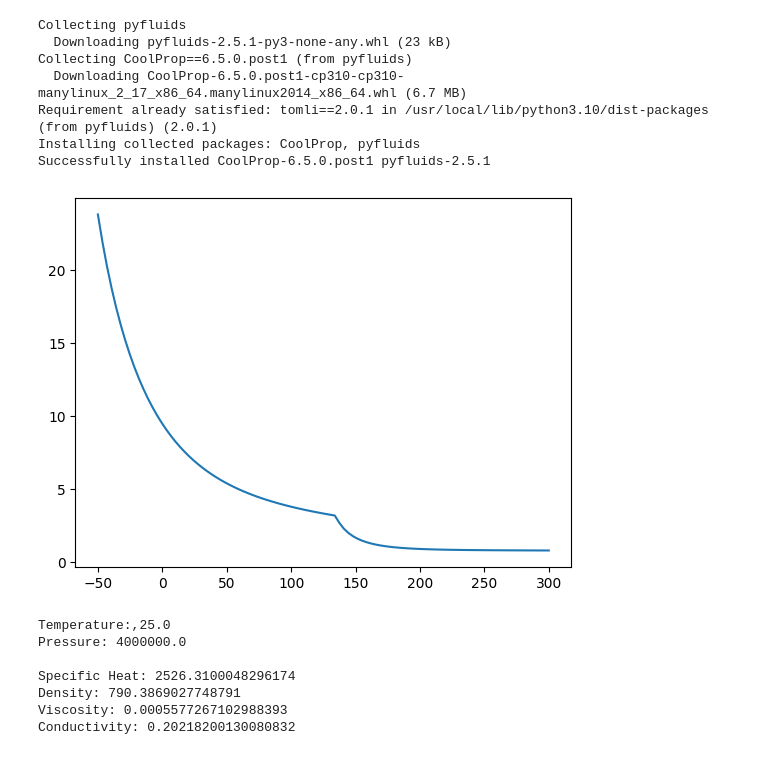
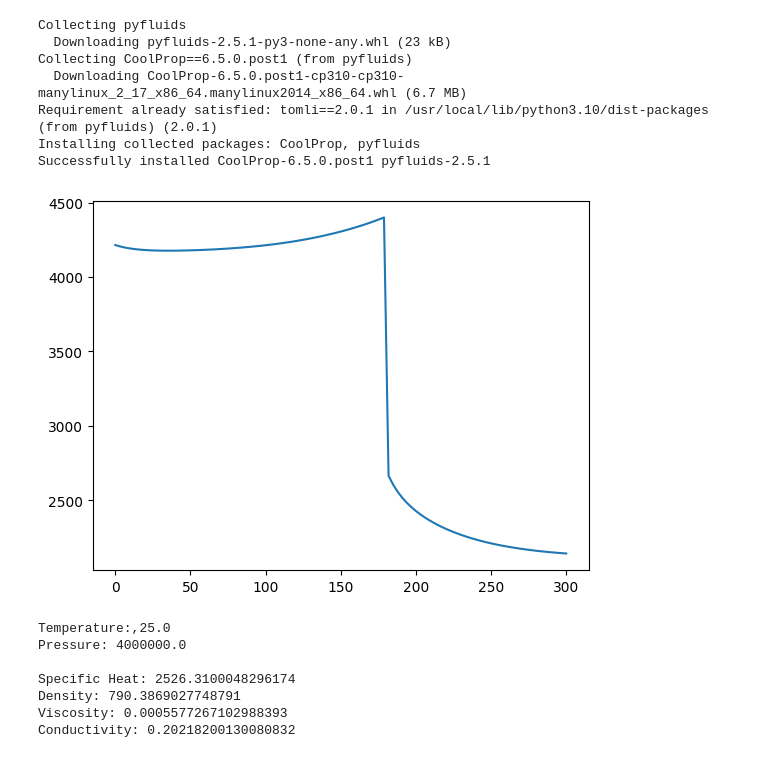
Before and after one commit to icl-rocketry/EngineSim, a Jupyter notebook: enginesizer.ipynb, the cells around one changed output. Saved outputs shown, nothing was run; the diff lists cells and outputs as text; code cells hidden in the pictures.

```diff
--- a/enginesizer.ipynb
+++ b/enginesizer.ipynb
@@ -56,17 +56,17 @@ Successfully installed CoolProp-6.5.0.post1 pyfluids-2.5.1
 # %%
 from pyfluids import Fluid, FluidsList, Input
 import numpy as np
 from matplotlib import pyplot as plt
 
-templist = np.linspace(-50, 300, 100)
+templist = np.linspace(0, 300, 100)
 dens = np.zeros(100)
 for i, temp in enumerate(templist):
-  methanol = Fluid(FluidsList.Methanol).with_state(Input.pressure(10e5), Input.temperature(temp))
-  dens[i] = methanol.prandtl
+  methanol = Fluid(FluidsList.Water).with_state(Input.pressure(10e5), Input.temperature(temp))
+  dens[i] = methanol.specific_heat
 plt.plot(templist, dens)
 plt.show()
 # %% [output]
-[figure, old version]
+[figure, new version]
 # %%
 test_fluid = Fluid(FluidsList.Methanol).with_state(Input.pressure(40e5), Input.temperature(298.15 - 273.15))
 print(f'Temperature:,{test_fluid.temperature}')
```
Also changed, not shown: parts of 13 cells of this notebook.
